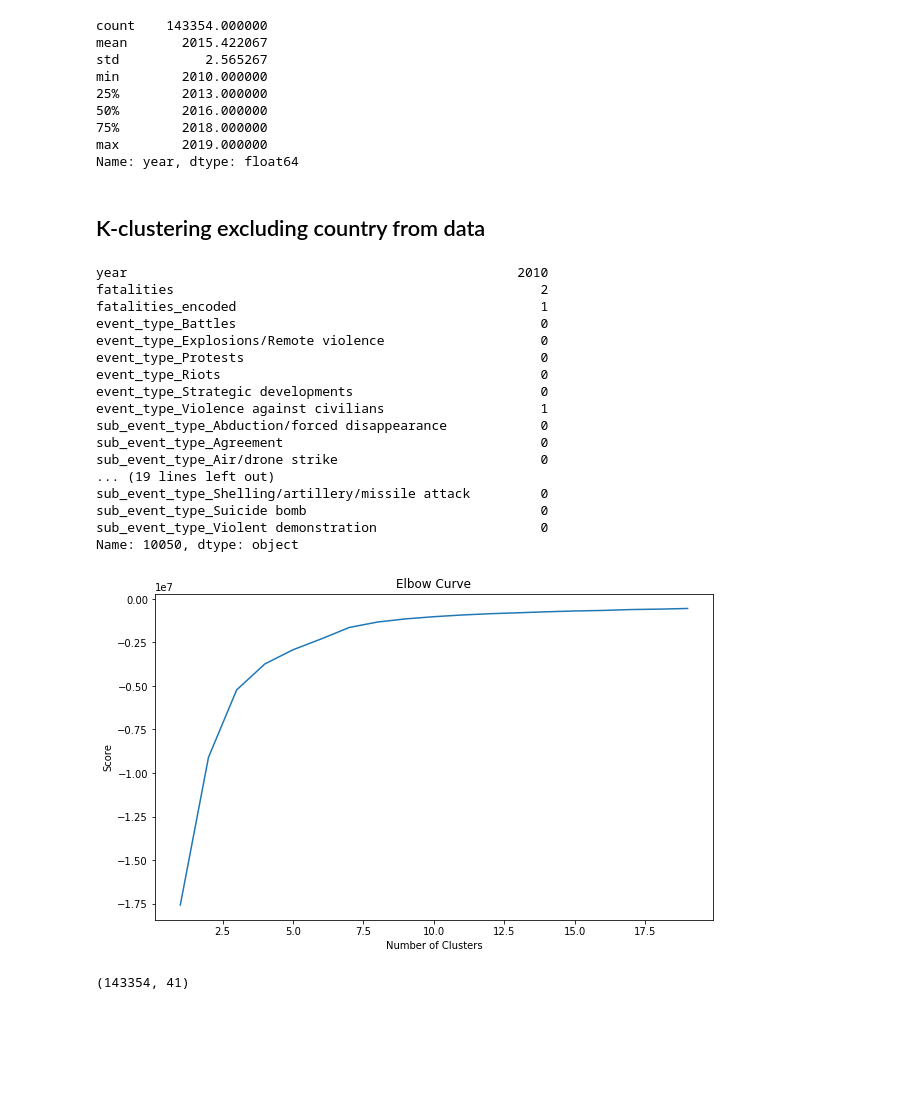
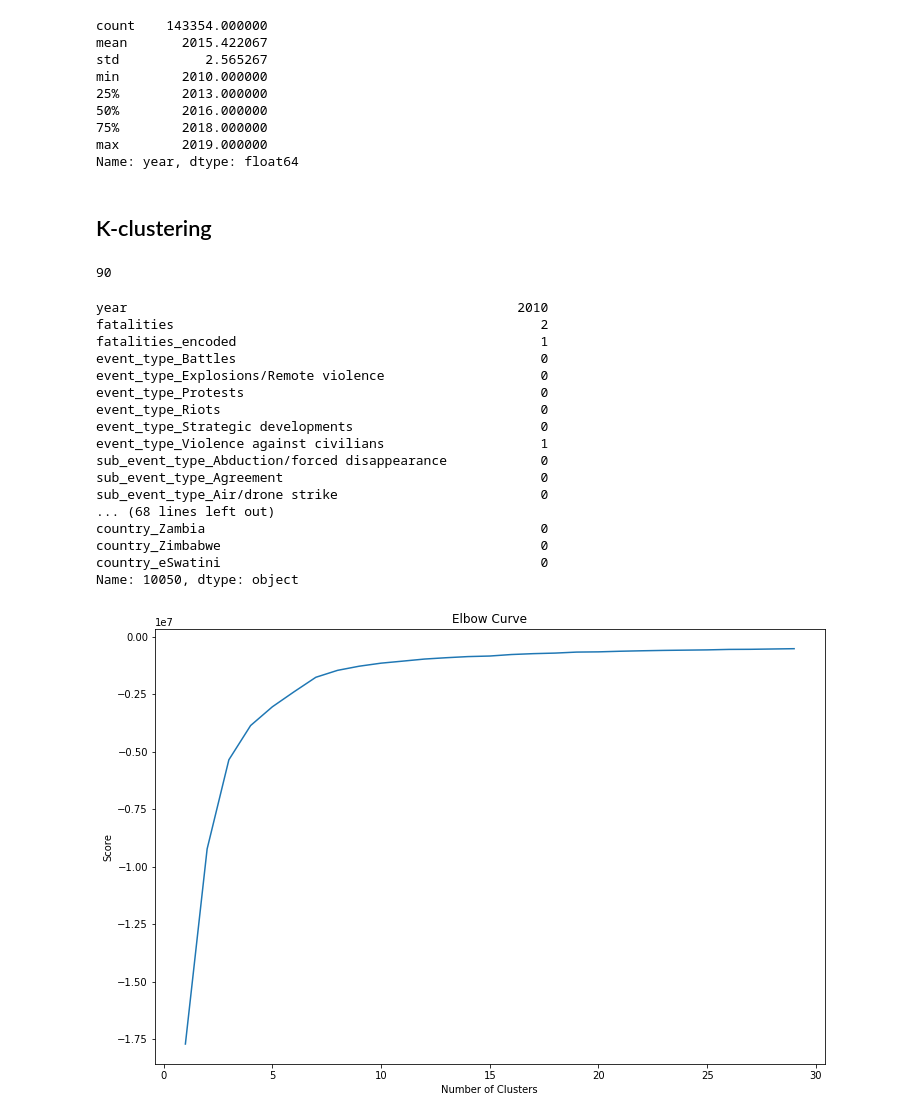
Before and after one commit to cmdelaserna/press-freedom, a Jupyter notebook: notebooks/ACLED data - Africa dataset.ipynb, the cells around one changed output. Saved outputs shown, nothing was run; the diff lists cells and outputs as text; code cells hidden in the pictures; blank space fills up the shorter version.

Commit message:
udpated notebook with k-clusters, model run

```diff
--- a/notebooks/ACLED data - Africa dataset.ipynb
+++ b/notebooks/ACLED data - Africa dataset.ipynb
@@ -92,6 +91,6 @@ print('{} actors:\n {}\n'.format(df.actor.nunique(), df.actor.unique()))
 # %%
-# Selecting labels for baseline model
-labels = ['event_type','sub_event_type']
+# Selecting labels for encoding in baseline model
+labels = ['event_type','sub_event_type', 'country']
 labels = df[labels]
 labels.head()
 # %% [output]
@@ -246,13 +230,18 @@ min        2010.000000
 max        2019.000000
 Name: year, dtype: float64
 # %% [markdown]
-## K-clustering excluding country from data
+## K-clustering
 # %%
 # Use k-clustering to detect anomalies
 from sklearn.cluster import KMeans
+# %%
+len(filtered_data.columns)
+# %% [output]
+90
 # %%
 # Select X values
-X = filtered_data.iloc[:,np.r_[0,7,9:41]]
+n = 90
+X = filtered_data.iloc[:,np.r_[0,7,9:n]]
 X.iloc[0]
 # %% [output]
 year                                                  2010
@@ -267,8 +256,8 @@ event_type_Violence against civilians                    1
 sub_event_type_Abduction/forced disappearance            0
 sub_event_type_Agreement                                 0
 sub_event_type_Air/drone strike                          0
-... (19 lines left out)
-sub_event_type_Shelling/artillery/missile attack         0
-sub_event_type_Suicide bomb                              0
-sub_event_type_Violent demonstration                     0
+... (68 lines left out)
+country_Zambia                                           0
+country_Zimbabwe                                         0
+country_eSwatini                                         0
 Name: 10050, dtype: object
@@ -275,20 +266,16 @@ Name: 10050, dtype: object
 # %%
 # Use elbow method to select number of clusters
 
-n_cluster = range(1, 20)
+n_cluster = range(1, 30)
 kmeans = [KMeans(n_clusters=i).fit(X) for i in n_cluster]
 scores = [kmeans[i].score(X) for i in range(len(kmeans))]
 
-fig, ax = plt.subplots(figsize=(10,6))
+fig, ax = plt.subplots(figsize=(12,8))
 ax.plot(n_cluster, scores)
 plt.xlabel('Number of Clusters')
 plt.ylabel('Score')
 plt.title('Elbow Curve')
-plt.show();
+plt.show()
 # %% [output]
-[figure, old version]
+[figure, new version]
-# %%
-filtered_data.shape
-# %% [output]
-(143354, 41)
 # %%
```
Also changed, not shown: parts of 18 cells of this notebook.
